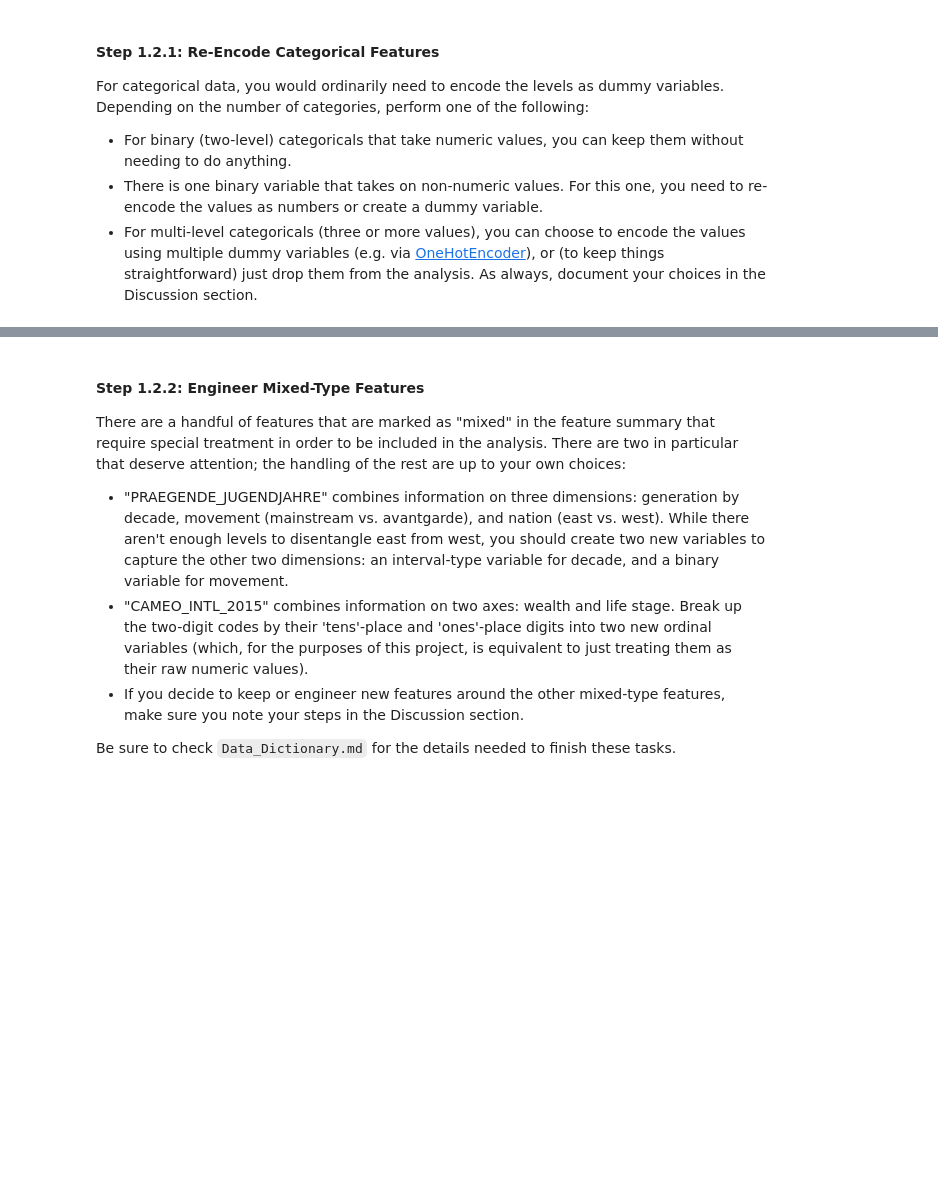
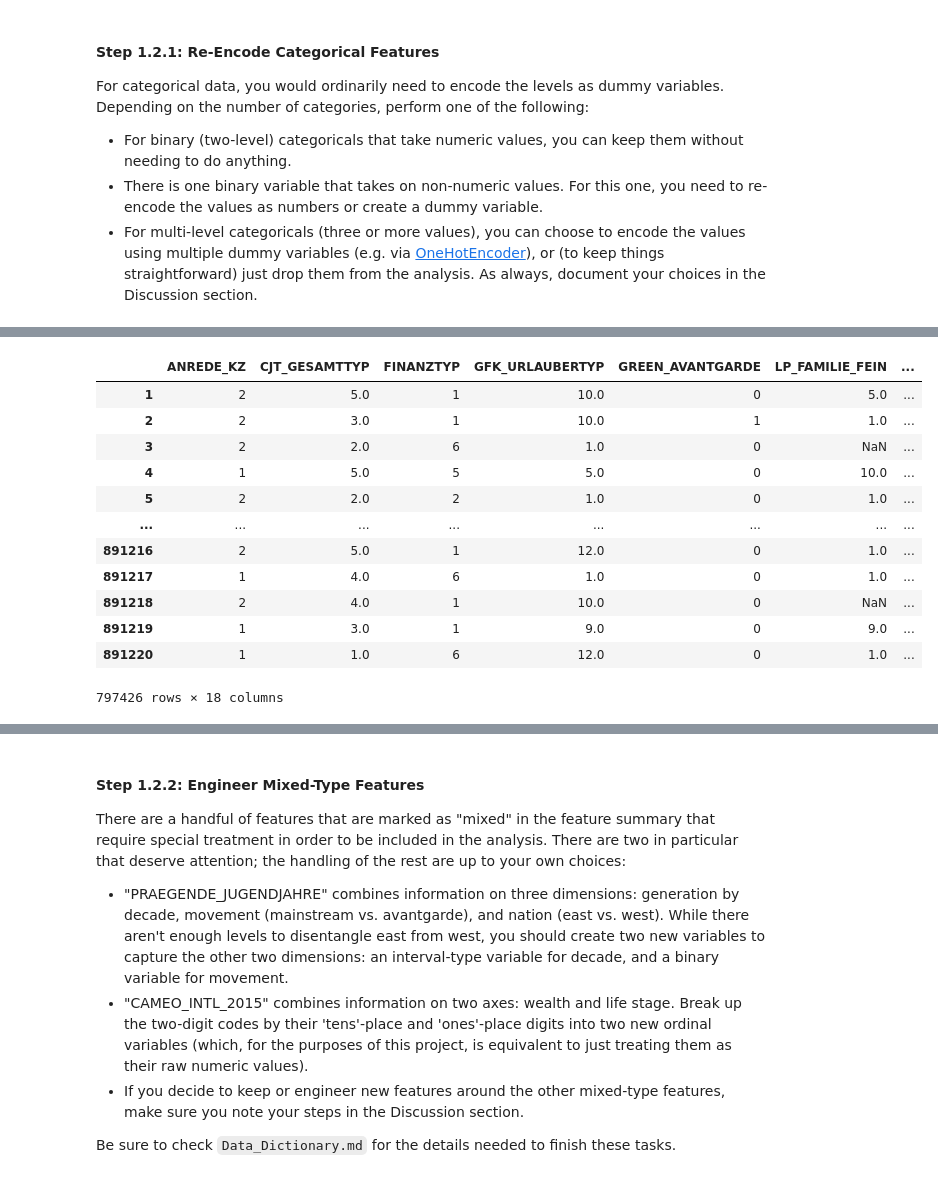
Before and after one commit to victorlifan/Identify-customer-segments-unsupervised-learning-project-, a Jupyter notebook: Identify_Customer_Segments.ipynb, the cells around one changed output, grey strips where cells are left out. Cells and saved outputs as stored; diff of their text form; code cells hidden in the pictures; blank space fills up the shorter version.

```diff
--- a/Identify_Customer_Segments.ipynb
+++ b/Identify_Customer_Segments.ipynb
@@ -115,3 +349,5 @@ In the first two parts of this sub-step, you will perform an investigation of th
 Data wrangling is often the trickiest part of the data analysis process, and there's a lot of it to be done here. But stick with it: once you're done with this step, you'll be ready to get to the machine learning parts of the project!
 # %%
 # How many features are there of each data type?
+# feat_info without outlier columns
+feat_info_clean=feat_info[feat_info['attribute'].isin(list(azdias_l))]
@@ -125,3 +385,20 @@ For categorical data, you would ordinarily need to encode the levels as dummy va
 # %%
 # Assess categorical variables: which are binary, which are multi-level, and
 # which one needs to be re-encoded?
+# pick out columns are categorical
+catcol=feat_info_clean.query("type == 'categorical'")['attribute'].values
+azdias_l[catcol]
+# %% [output]
+|  | ANREDE_KZ | CJT_GESAMTTYP | FINANZTYP | GFK_URLAUBERTYP | GREEN_AVANTGARDE | LP_FAMILIE_FEIN | ... |
+| 1 | 2 | 5.0 | 1 | 10.0 | 0 | 5.0 | ... |
+| 2 | 2 | 3.0 | 1 | 10.0 | 1 | 1.0 | ... |
+| 3 | 2 | 2.0 | 6 | 1.0 | 0 | NaN | ... |
+| 4 | 1 | 5.0 | 5 | 5.0 | 0 | 10.0 | ... |
+| 5 | 2 | 2.0 | 2 | 1.0 | 0 | 1.0 | ... |
+| ... | ... | ... | ... | ... | ... | ... | ... |
+| 891216 | 2 | 5.0 | 1 | 12.0 | 0 | 1.0 | ... |
+| 891217 | 1 | 4.0 | 6 | 1.0 | 0 | 1.0 | ... |
+| 891218 | 2 | 4.0 | 1 | 10.0 | 0 | NaN | ... |
+| 891219 | 1 | 3.0 | 1 | 9.0 | 0 | 9.0 | ... |
+| 891220 | 1 | 1.0 | 6 | 12.0 | 0 | 1.0 | ... |
+797426 rows × 18 columns
```
Also changed, not shown: parts of 57 cells of this notebook.
